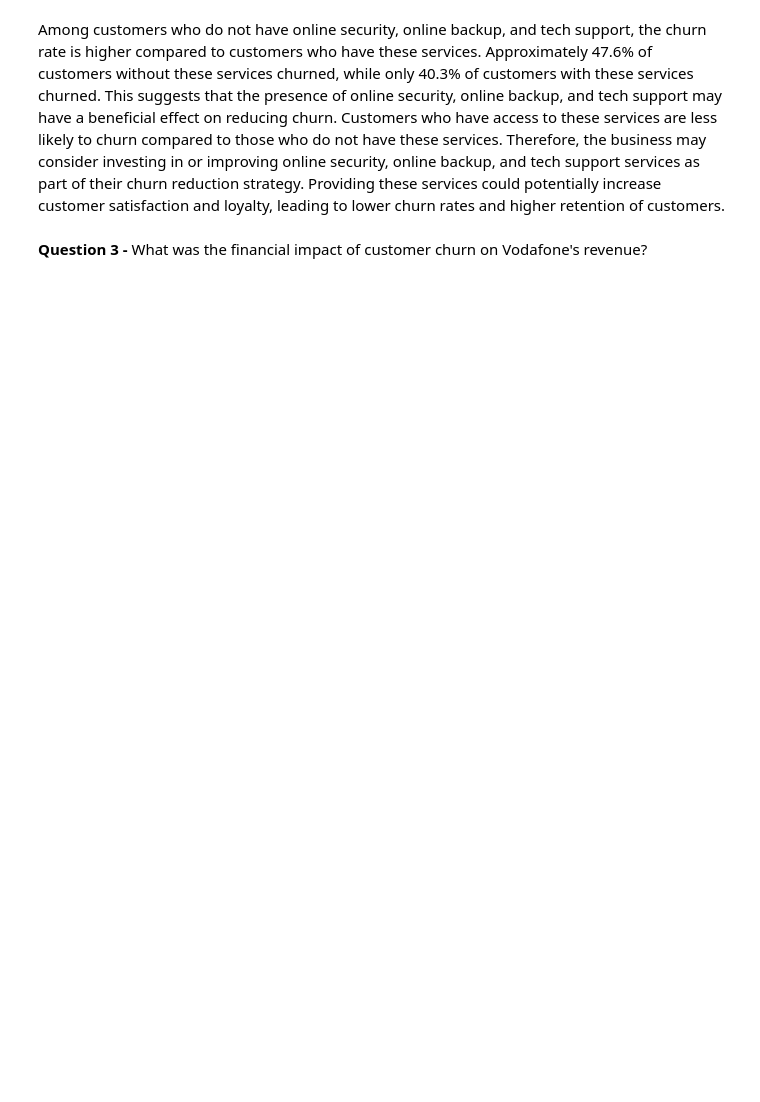
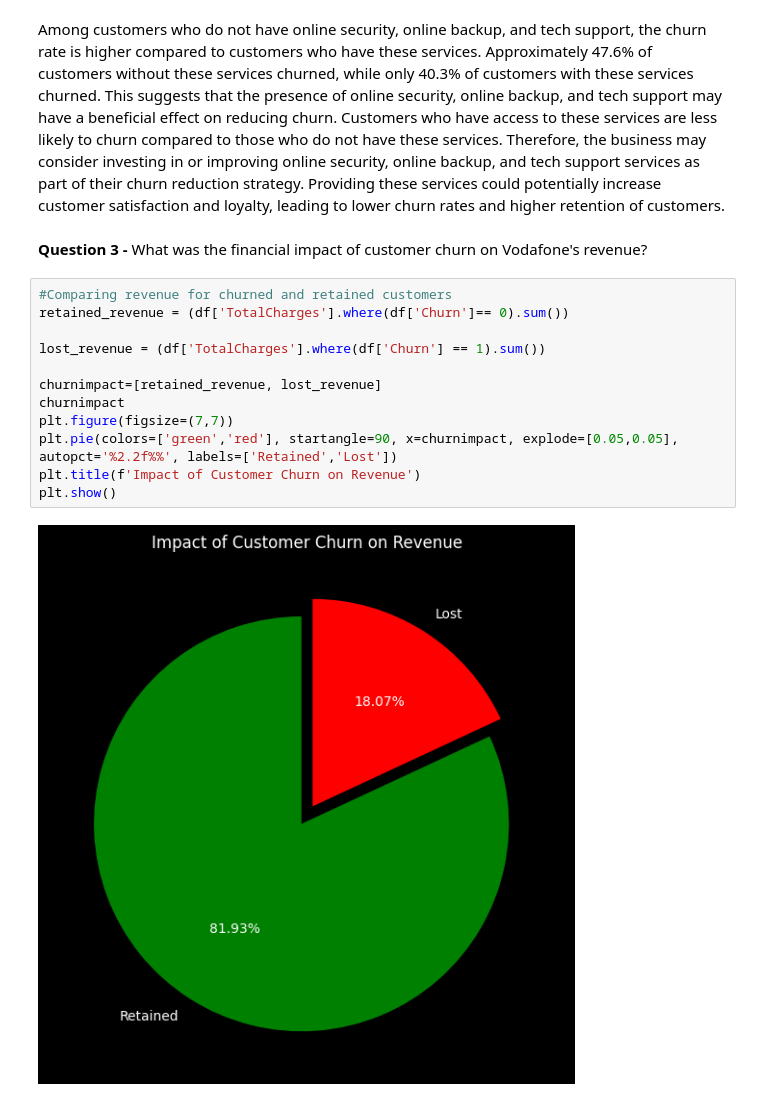
Before and after one commit to zubeetech/Customer-Churn-Prediction, a Jupyter notebook: Notebook/customer_churn.ipynb, the cells around one changed output. Drawn from its saved outputs; the diff is of its cells as text; blank space fills up the shorter version.

```diff
--- a/Notebook/customer_churn.ipynb
+++ b/Notebook/customer_churn.ipynb
@@ -544,3 +543,17 @@ This suggests that the presence of online security, online backup, and tech supp
 Therefore, the business may consider investing in or improving online security, online backup, and tech support services as part of their churn reduction strategy. Providing these services could potentially increase customer satisfaction and loyalty, leading to lower churn rates and higher retention of customers.
 # %% [markdown]
 **Question 3 -** What was the financial impact of customer churn on Vodafone's revenue?
+# %%
+#Comparing revenue for churned and retained customers
+retained_revenue = (df['TotalCharges'].where(df['Churn']== 0).sum())
+
+lost_revenue = (df['TotalCharges'].where(df['Churn'] == 1).sum())
+
+churnimpact=[retained_revenue, lost_revenue]
+churnimpact
+plt.figure(figsize=(7,7))
+plt.pie(colors=['green','red'], startangle=90, x=churnimpact, explode=[0.05,0.05], autopct='%2.2f%%', labels=['Retained','Lost'])
+plt.title(f'Impact of Customer Churn on Revenue')
+plt.show()
+# %% [output]
+[figure, added]
```
Also changed, not shown: parts of 9 cells of this notebook.
